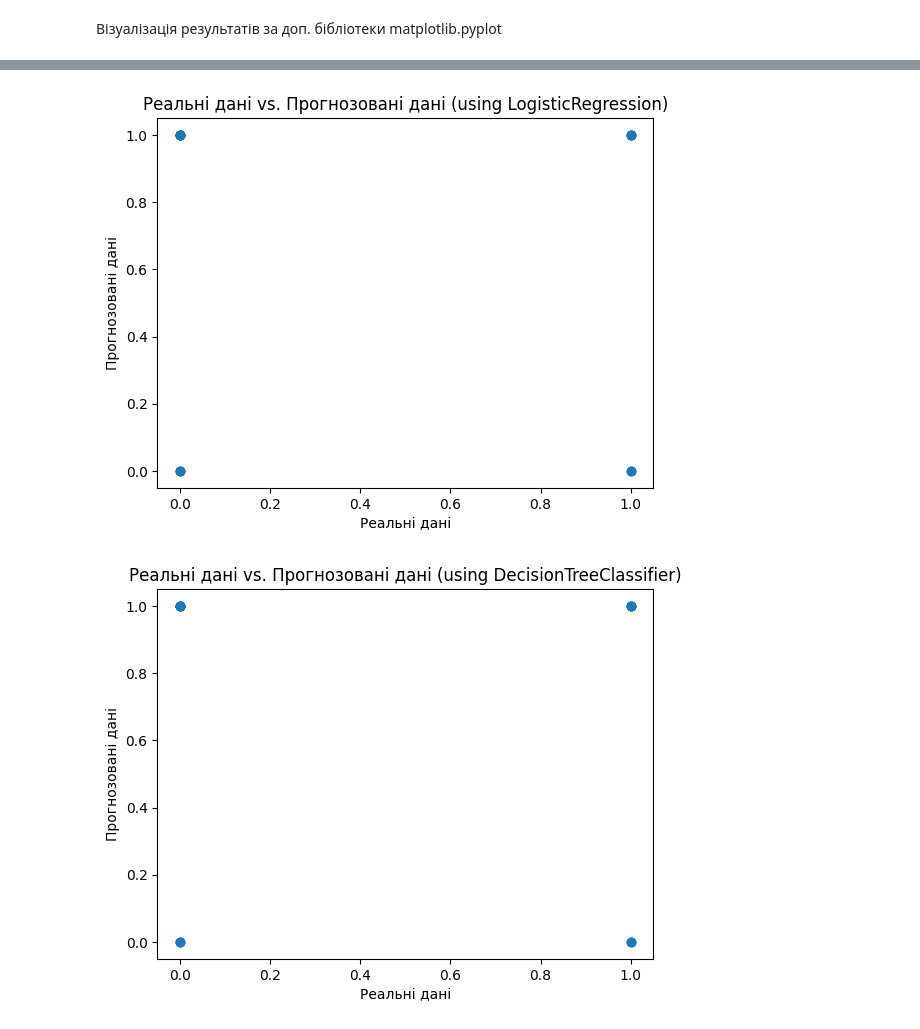
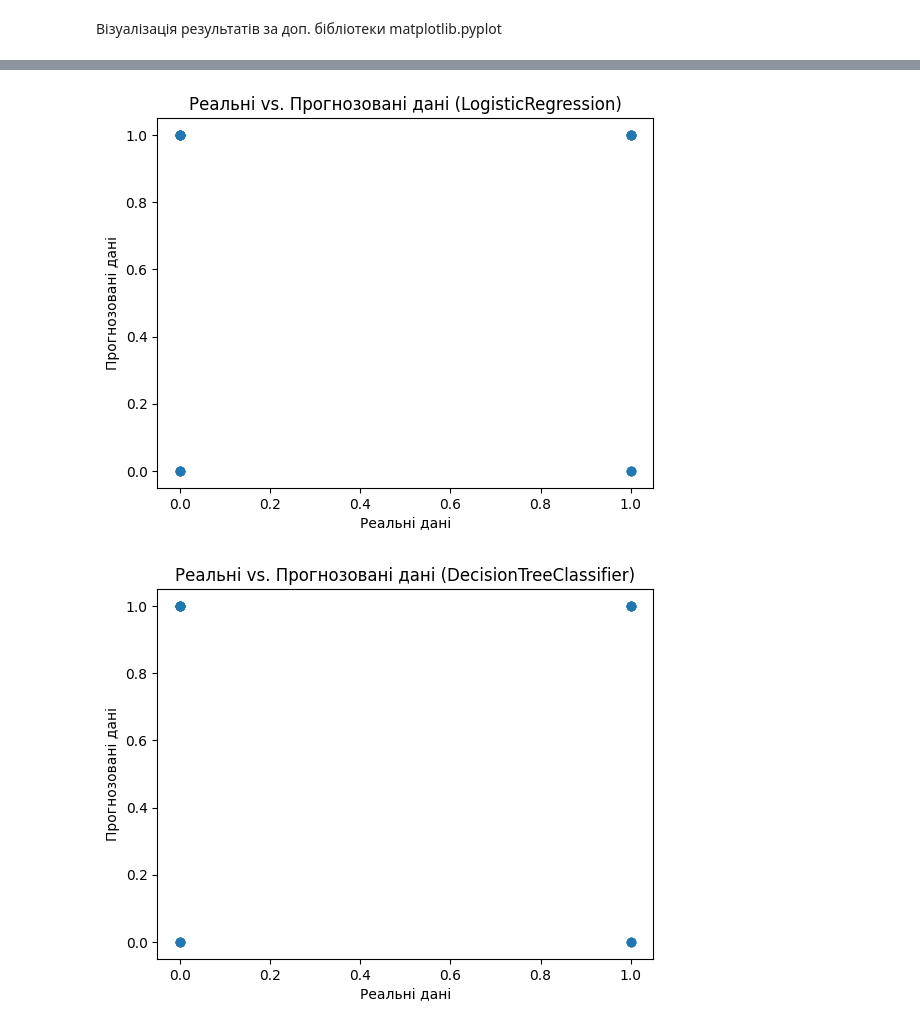
Before and after one commit to AnnaIvn/ml2023, a Jupyter notebook: Practices/Practice2/practice2.ipynb, the cells around one changed output, grey strips where cells are left out. Cells and saved outputs as stored; diff of their text form; code cells hidden in the pictures.

```diff
--- a/Practices/Practice2/practice2.ipynb
+++ b/Practices/Practice2/practice2.ipynb
@@ -172,8 +159,8 @@ X_train, X_test, y_train, y_test = train_test_split(X, y, test_size=0.2, random_
 # %%
-from sklearn.linear_model import LinearRegression
+from sklearn.ensemble import RandomForestClassifier
 
-# Створення та навчання моделі
-model = LinearRegression()
+# Створення моделі випадкового лісу
+model = RandomForestClassifier(n_estimators=100, random_state=30)
 model.fit(X_train, y_train)
 
 # Оцінка моделі на тестових даних
@@ -316,31 +310,32 @@ weighted avg       0.50      0.45      0.44        20
 Візуалізація результатів за доп. бібліотеки matplotlib.pyplot
 # %%
 # Візуалізація реальних та прогнозованих значень
+
+# Для DecisionTreeClassifier
 plt.scatter(y_test, y_pred)
 plt.xlabel('Реальні дані')
 plt.ylabel('Прогнозовані дані')
-plt.title('Реальні дані vs. Прогнозовані дані (using LinearRegression')
+plt.title('Реальні vs. Прогнозовані дані (DecisionTreeClassifier)')
 plt.show()
-
 
 # Для SVM
 plt.scatter(y_test, y_pred_svm)
 plt.xlabel('Реальні дані')
 plt.ylabel('Прогнозовані дані')
-plt.title('Реальні дані vs. Прогнозовані дані (using SVM)')
+plt.title('Реальні vs. Прогнозовані дані (SVM)')
 plt.show()
 
 # Для Логістичної регресії
 plt.scatter(y_test, y_pred_lreg)
 plt.xlabel('Реальні дані')
 plt.ylabel('Прогнозовані дані')
-plt.title('Реальні дані vs. Прогнозовані дані (using LogisticRegression)')
+plt.title('Реальні vs. Прогнозовані дані (LogisticRegression)')
 plt.show()
 
 # Для DecisionTreeClassifier
 plt.scatter(y_test, y_pred_tree)
 plt.xlabel('Реальні дані')
 plt.ylabel('Прогнозовані дані')
-plt.title('Реальні дані vs. Прогнозовані дані (using DecisionTreeClassifier)')
+plt.title('Реальні vs. Прогнозовані дані (DecisionTreeClassifier)')
 plt.show()
 # %% [output]
@@ -349,2 +344,2 @@ plt.show()
-[figure, old version]
+[figure, new version]
-[figure, old version]
+[figure, new version]
```
Also changed, not shown: parts of 6 cells of this notebook.
